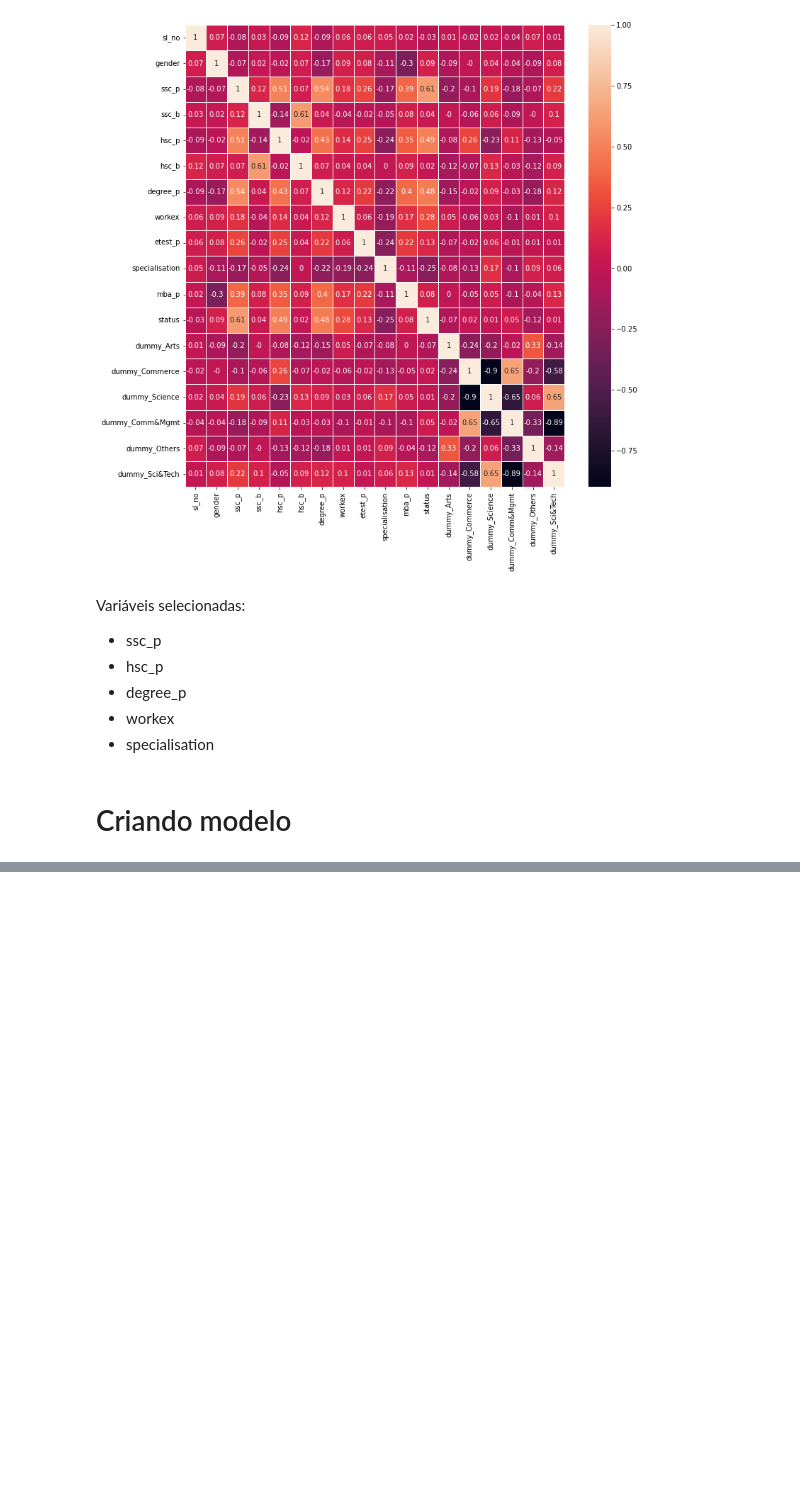
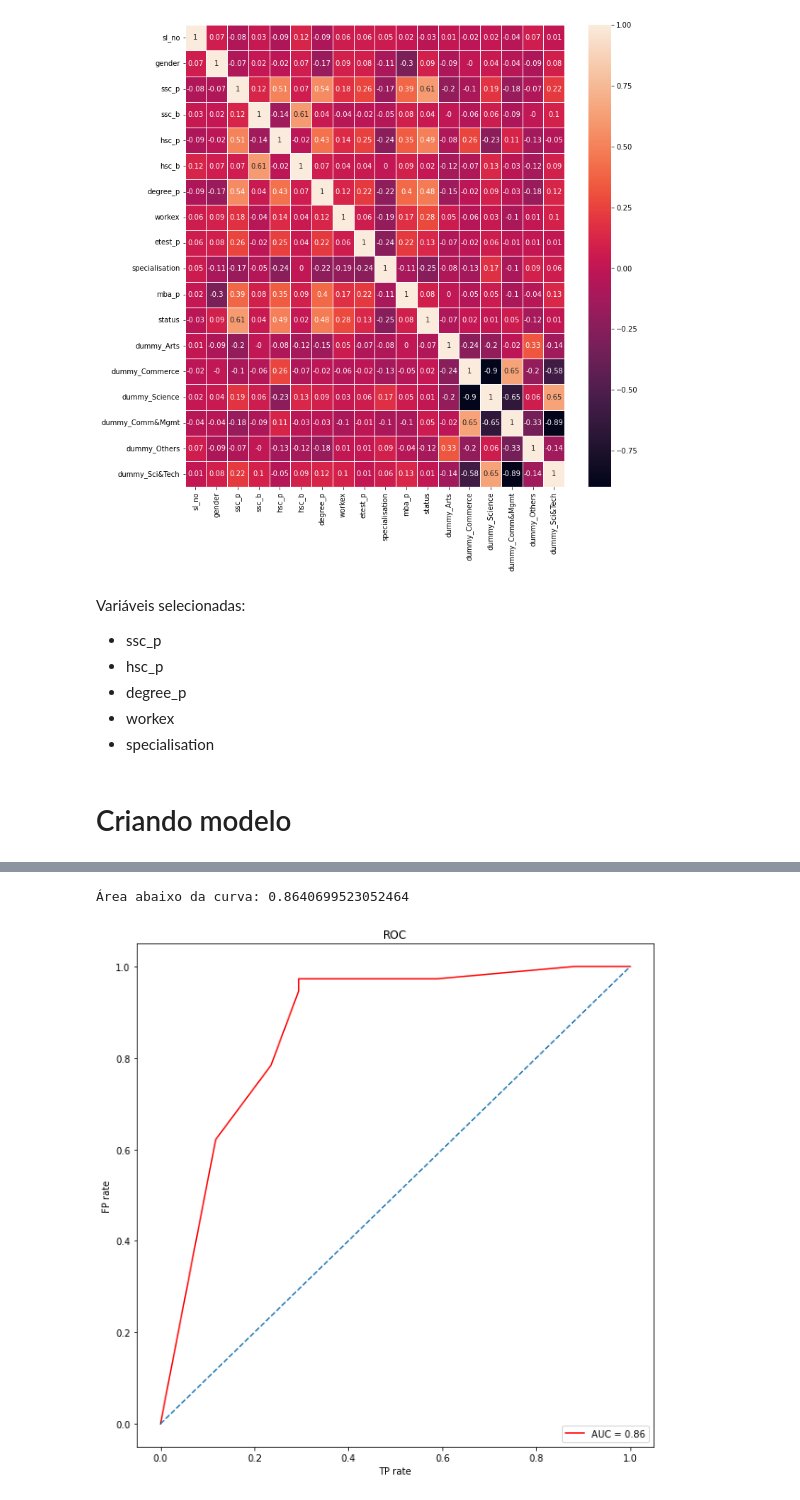
Before and after one commit to jackson-simionato/fase2_pos_tech, a Jupyter notebook: 2_Machine_Learning_Avancado/Aula7_ROC_AUC/Aula7_ROC_AUC.ipynb, the cells around one changed output, grey strips where cells are left out. Saved outputs shown, nothing was run; the diff lists cells and outputs as text; code cells hidden in the pictures; blank space fills up the shorter version.

```diff
--- a/2_Machine_Learning_Avancado/Aula7_ROC_AUC/Aula7_ROC_AUC.ipynb
+++ b/2_Machine_Learning_Avancado/Aula7_ROC_AUC/Aula7_ROC_AUC.ipynb
@@ -358,0 +476,4 @@ from sklearn.preprocessing import StandardScaler, MinMaxScaler
+# %%
+y_prob_knn = knn.predict_proba(x_test_scaled)[:,1]
+
+y_prob_knn
@@ -358,0 +492,22 @@ from sklearn.preprocessing import StandardScaler, MinMaxScaler
+# %%
+fp_rate, tp_rate, thresholds = roc_curve(y_test, y_prob_knn)
+# %%
+roc_auc = auc(fp_rate, tp_rate)
+
+print(f'Área abaixo da curva: {roc_auc}')
+# %% [output]
+Área abaixo da curva: 0.8640699523052464
+# %%
+plt.figure(figsize=(10,10))
+
+plt.title('ROC')
+plt.plot(fp_rate, tp_rate, color='red', label='AUC = %0.2f' %roc_auc)
+plt.legend(loc='lower right')
+plt.plot([0,1], [0, 1], linestyle='--')
+plt.axis('tight')
+plt.xlabel('TP rate')
+plt.ylabel('FP rate')
+
+plt.show()
+# %% [output]
+[figure, added]
```
Also changed, not shown: parts of 24 cells of this notebook, 1 other file.
